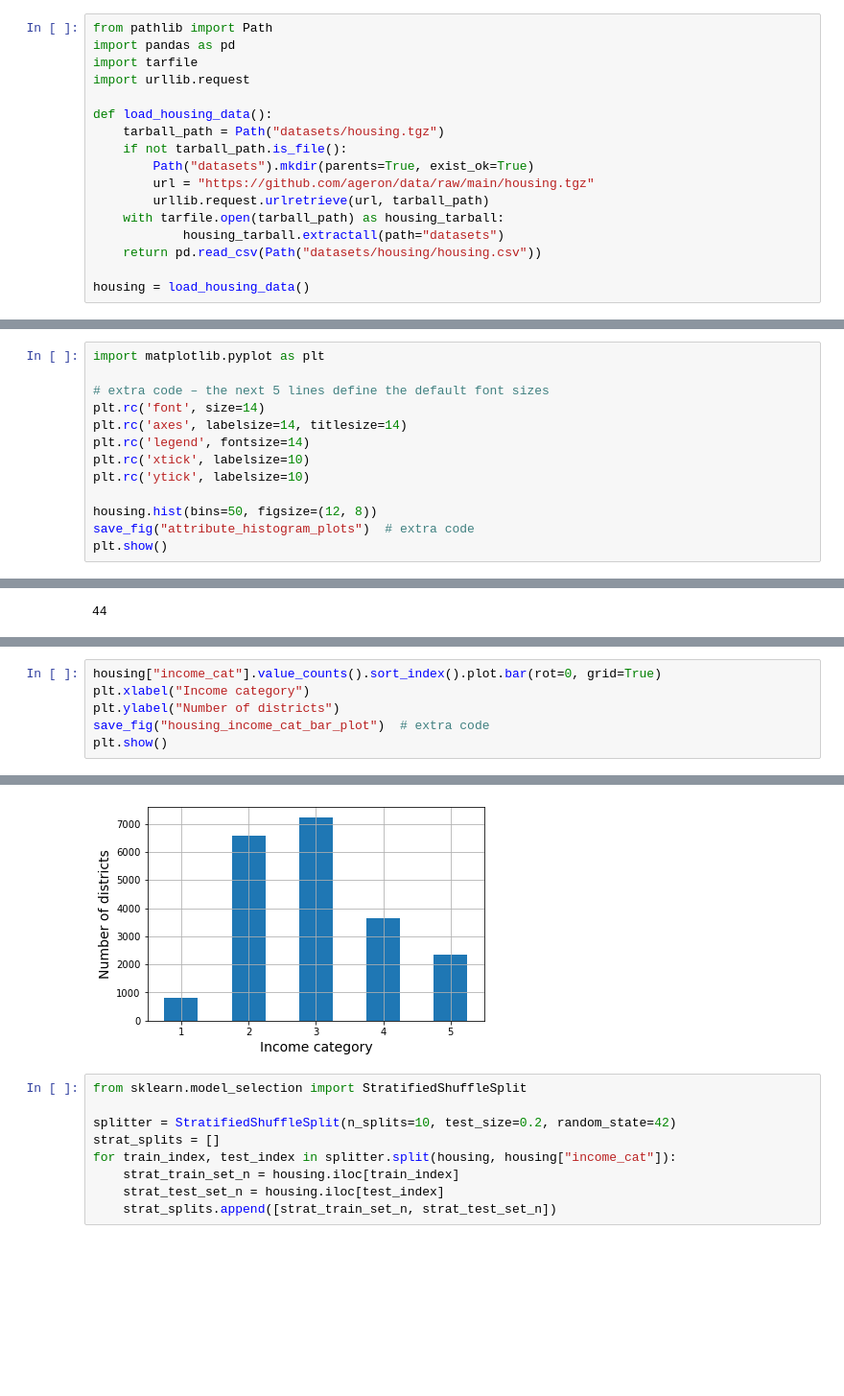
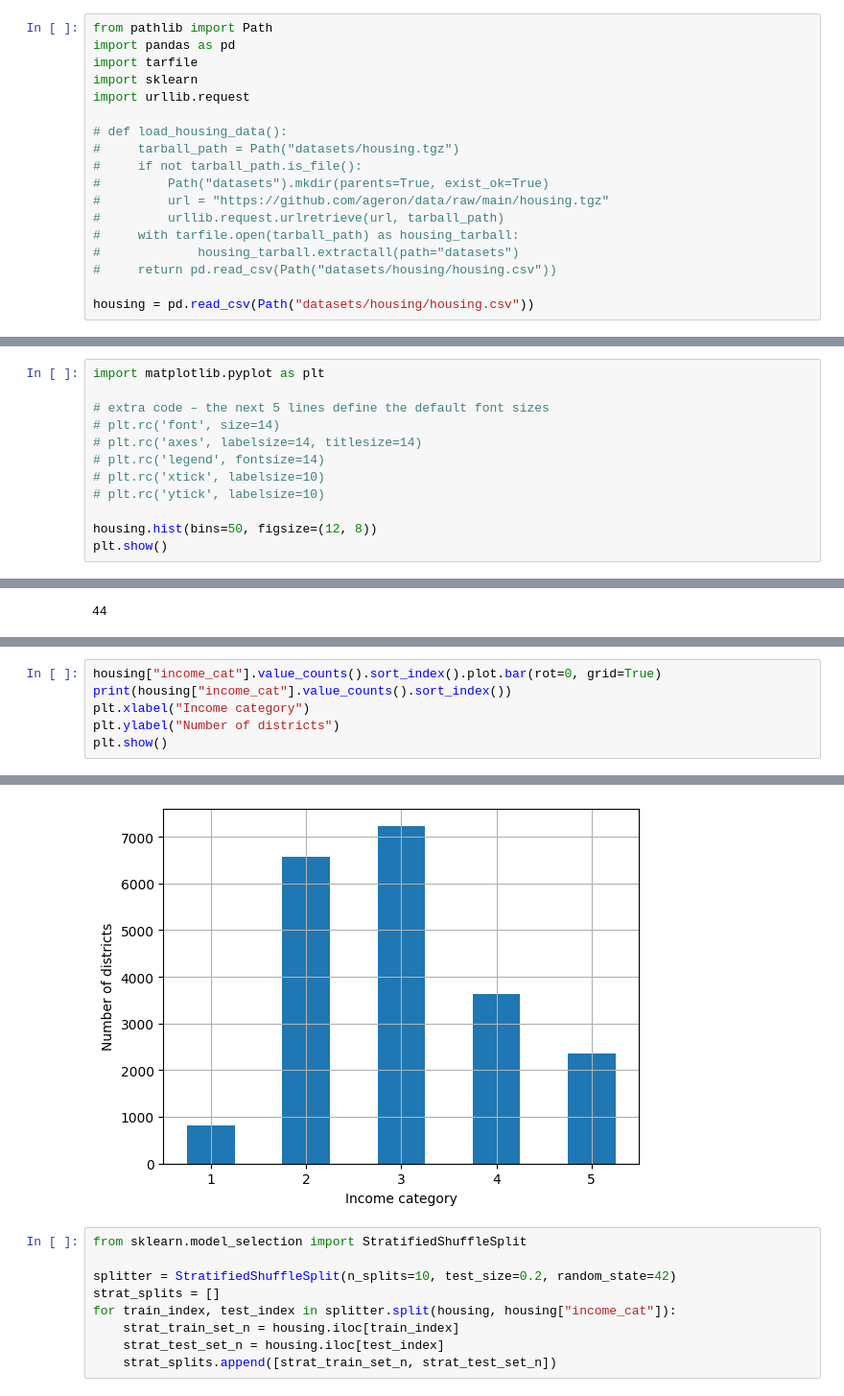
Before and after one commit to TanayBPatel/EndtoEndML, a Jupyter notebook: 02_end_to_end_machine_learning_project.ipynb, the cells around one changed output, grey strips where cells are left out. Shown at 96% size. Saved outputs shown, nothing was run; the diff lists cells and outputs as text; blank space fills up the shorter version.

```diff
--- a/02_end_to_end_machine_learning_project.ipynb
+++ b/02_end_to_end_machine_learning_project.ipynb
@@ -40,19 +17,20 @@ assert version.parse(sklearn.__version__) >= version.parse("1.0.1")
 from pathlib import Path
 import pandas as pd
 import tarfile
+import sklearn
 import urllib.request
 
-def load_housing_data():
-    tarball_path = Path("datasets/housing.tgz")
-    if not tarball_path.is_file():
-        Path("datasets").mkdir(parents=True, exist_ok=True)
-        url = "https://github.com/ageron/data/raw/main/housing.tgz"
-        urllib.request.urlretrieve(url, tarball_path)
-    with tarfile.open(tarball_path) as housing_tarball:
-            housing_tarball.extractall(path="datasets")
-    return pd.read_csv(Path("datasets/housing/housing.csv"))
+# def load_housing_data():
+#     tarball_path = Path("datasets/housing.tgz")
+#     if not tarball_path.is_file():
+#         Path("datasets").mkdir(parents=True, exist_ok=True)
+#         url = "https://github.com/ageron/data/raw/main/housing.tgz"
+#         urllib.request.urlretrieve(url, tarball_path)
+#     with tarfile.open(tarball_path) as housing_tarball:
+#             housing_tarball.extractall(path="datasets")
+#     return pd.read_csv(Path("datasets/housing/housing.csv"))
 
-housing = load_housing_data()
+housing = pd.read_csv(Path("datasets/housing/housing.csv"))
 # %% [markdown]
 ## Take a Quick Look at the Data Structure
 # %%
@@ -122,13 +89,12 @@ def save_fig(fig_id, tight_layout=True, fig_extension="png", resolution=300):
 import matplotlib.pyplot as plt
 
 # extra code – the next 5 lines define the default font sizes
-plt.rc('font', size=14)
-plt.rc('axes', labelsize=14, titlesize=14)
-plt.rc('legend', fontsize=14)
-plt.rc('xtick', labelsize=10)
-plt.rc('ytick', labelsize=10)
+# plt.rc('font', size=14)
+# plt.rc('axes', labelsize=14, titlesize=14)
+# plt.rc('legend', fontsize=14)
+# plt.rc('xtick', labelsize=10)
+# plt.rc('ytick', labelsize=10)
 
 housing.hist(bins=50, figsize=(12, 8))
-save_fig("attribute_histogram_plots")  # extra code
 plt.show()
 # %% [output]
@@ -217,7 +171,7 @@ housing["income_cat"] = pd.cut(housing["median_income"],
 # %%
 housing["income_cat"].value_counts().sort_index().plot.bar(rot=0, grid=True)
+print(housing["income_cat"].value_counts().sort_index())
 plt.xlabel("Income category")
 plt.ylabel("Number of districts")
-save_fig("housing_income_cat_bar_plot")  # extra code
 plt.show()
 # %% [output]
@@ -224,4 +185,4 @@ plt.show()
-[figure, old version]
+[figure, new version]
 # %%
 from sklearn.model_selection import StratifiedShuffleSplit
 
```
Also changed, not shown: parts of 30 cells of this notebook.
